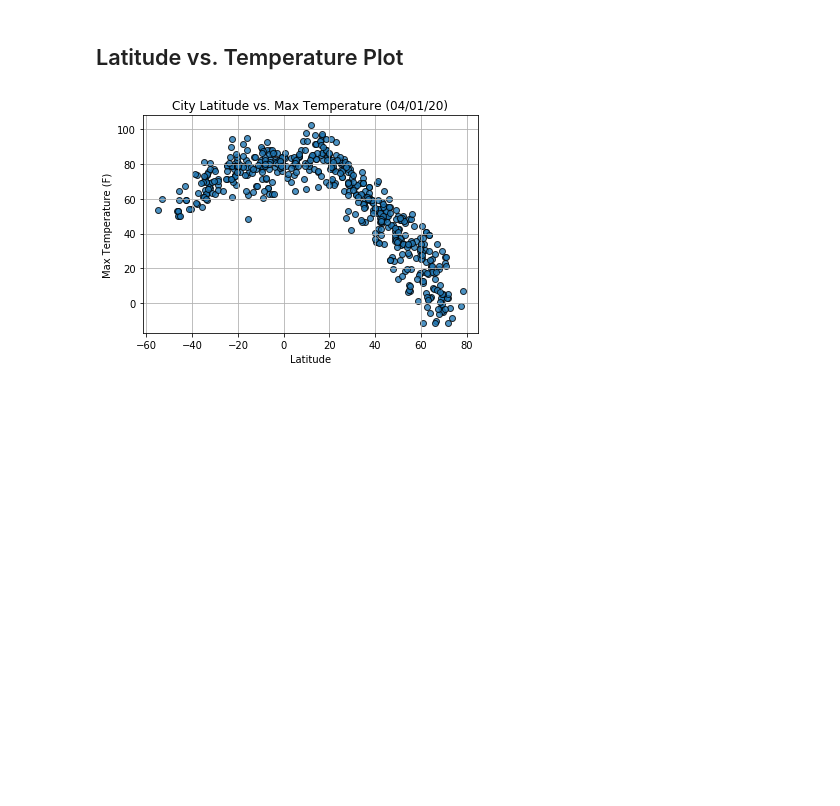
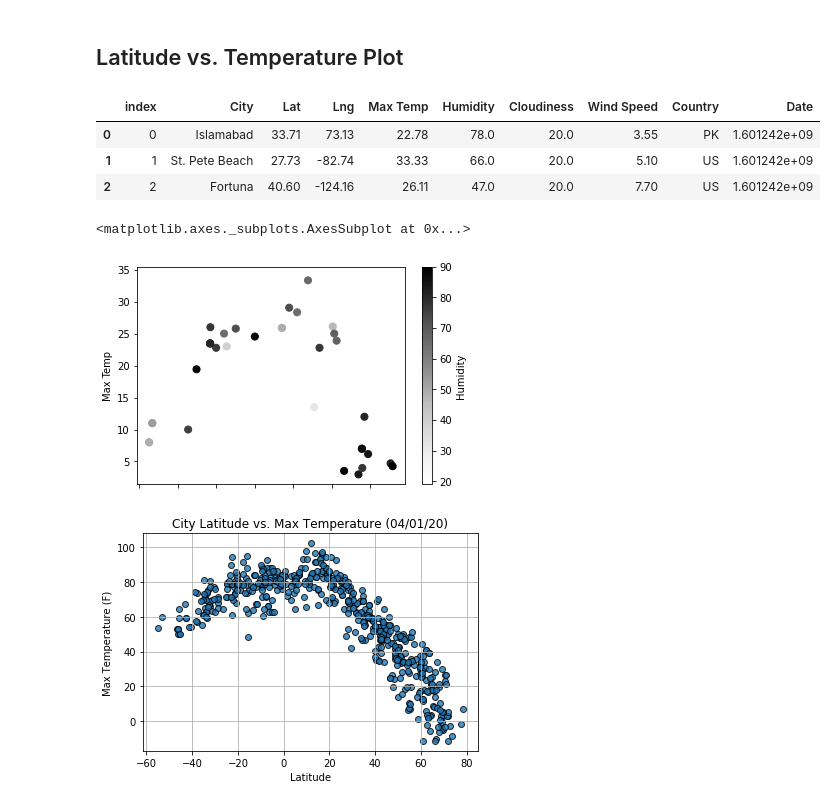
Before and after one commit to rarconaut/python-api-challenge, a Jupyter notebook: WeatherPy/WeatherPy.ipynb, the cells around one changed output. Saved outputs shown, nothing was run; the diff lists cells and outputs as text; code cells hidden in the pictures; blank space fills up the shorter version.

Commit message:
All plots completed (with test dataset).

```diff
--- a/WeatherPy/WeatherPy.ipynb
+++ b/WeatherPy/WeatherPy.ipynb
@@ -278,6 +311,18 @@ Int64Index([], dtype='int64')
 * Save the plotted figures as .pngs.
 # %% [markdown]
 ## Latitude vs. Temperature Plot
+# %%
+clean_city_data.head(3)
+# %% [output]
+|  | index | City | Lat | Lng | Max Temp | Humidity | Cloudiness | Wind Speed | Country | Date |
+| 0 | 0 | Islamabad | 33.71 | 73.13 | 22.78 | 78.0 | 20.0 | 3.55 | PK | 1.601242e+09 |
+| 1 | 1 | St. Pete Beach | 27.73 | -82.74 | 33.33 | 66.0 | 20.0 | 5.10 | US | 1.601242e+09 |
+| 2 | 2 | Fortuna | 40.60 | -124.16 | 26.11 | 47.0 | 20.0 | 7.70 | US | 1.601242e+09 |
+# %%
+clean_city_data.plot.scatter(x='Lat', y='Max Temp', c='Humidity', s=50)
+# %% [output]
+<matplotlib.axes._subplots.AxesSubplot at 0x...>
+[figure, added]
 # %%
 # %% [output]
 [figure]
```
Also changed, not shown: parts of 17 cells of this notebook.
